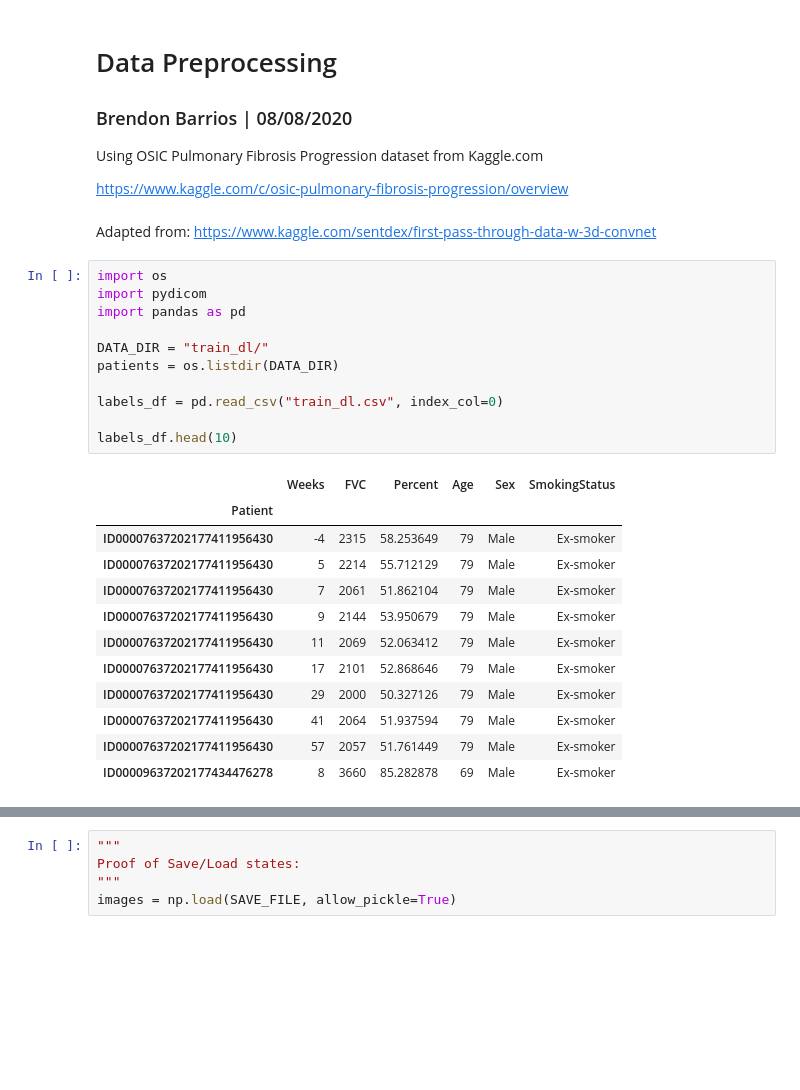
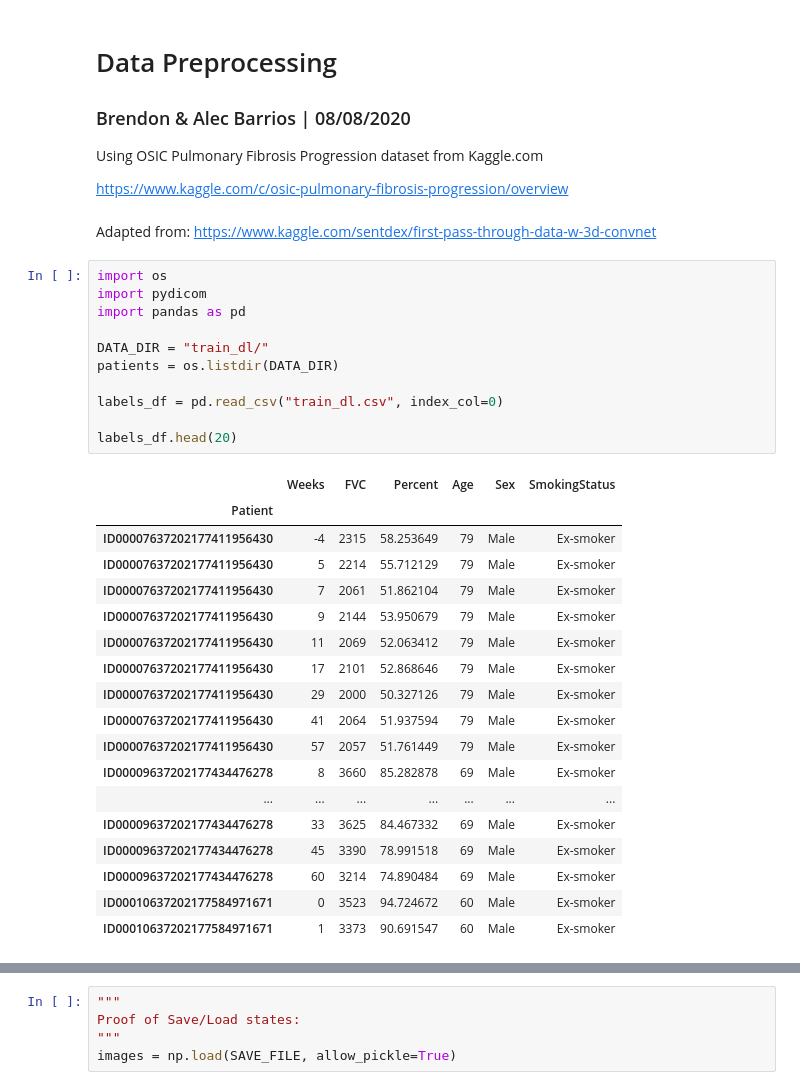
Before and after one commit to BrendosaurusRex/machine-learning-exigence, a Jupyter notebook: data_preprocessing.ipynb, the cells around one changed output, grey strips where cells are left out. Cells and saved outputs as stored; diff of their text form; blank space fills up the shorter version.

```diff
--- a/data_preprocessing.ipynb
+++ b/data_preprocessing.ipynb
@@ -1,6 +1,6 @@
 # %% [markdown]
 # Data Preprocessing
-### Brendon Barrios     |     08/08/2020
+### Brendon & Alec Barrios     |     08/08/2020
 Using OSIC Pulmonary Fibrosis Progression dataset from Kaggle.com
 
 <https://www.kaggle.com/c/osic-pulmonary-fibrosis-progression/overview>
@@ -9,27 +9,33 @@ Adapted from: <https://www.kaggle.com/sentdex/first-pass-through-data-w-3d-convn
 # %%
 import os
 import pydicom
 import pandas as pd
 
 DATA_DIR = "train_dl/"
 patients = os.listdir(DATA_DIR)
 
 labels_df = pd.read_csv("train_dl.csv", index_col=0)
 
-labels_df.head(10)
+labels_df.head(20)
 # %% [output]
 |  | Weeks | FVC | Percent | Age | Sex | SmokingStatus |
 | Patient |  |  |  |  |  |  |
 | ID00007637202177411956430 | -4 | 2315 | 58.253649 | 79 | Male | Ex-smoker |
 | ID00007637202177411956430 | 5 | 2214 | 55.712129 | 79 | Male | Ex-smoker |
 | ID00007637202177411956430 | 7 | 2061 | 51.862104 | 79 | Male | Ex-smoker |
 | ID00007637202177411956430 | 9 | 2144 | 53.950679 | 79 | Male | Ex-smoker |
 | ID00007637202177411956430 | 11 | 2069 | 52.063412 | 79 | Male | Ex-smoker |
 | ID00007637202177411956430 | 17 | 2101 | 52.868646 | 79 | Male | Ex-smoker |
 | ID00007637202177411956430 | 29 | 2000 | 50.327126 | 79 | Male | Ex-smoker |
 | ID00007637202177411956430 | 41 | 2064 | 51.937594 | 79 | Male | Ex-smoker |
 | ID00007637202177411956430 | 57 | 2057 | 51.761449 | 79 | Male | Ex-smoker |
 | ID00009637202177434476278 | 8 | 3660 | 85.282878 | 69 | Male | Ex-smoker |
+| ... | ... | ... | ... | ... | ... | ... |
+| ID00009637202177434476278 | 33 | 3625 | 84.467332 | 69 | Male | Ex-smoker |
+| ID00009637202177434476278 | 45 | 3390 | 78.991518 | 69 | Male | Ex-smoker |
+| ID00009637202177434476278 | 60 | 3214 | 74.890484 | 69 | Male | Ex-smoker |
+| ID00010637202177584971671 | 0 | 3523 | 94.724672 | 60 | Male | Ex-smoker |
+| ID00010637202177584971671 | 1 | 3373 | 90.691547 | 60 | Male | Ex-smoker |
 # %%
 import matplotlib.pyplot as plt
 import cv2
```
Also changed, not shown: parts of 8 cells of this notebook.
